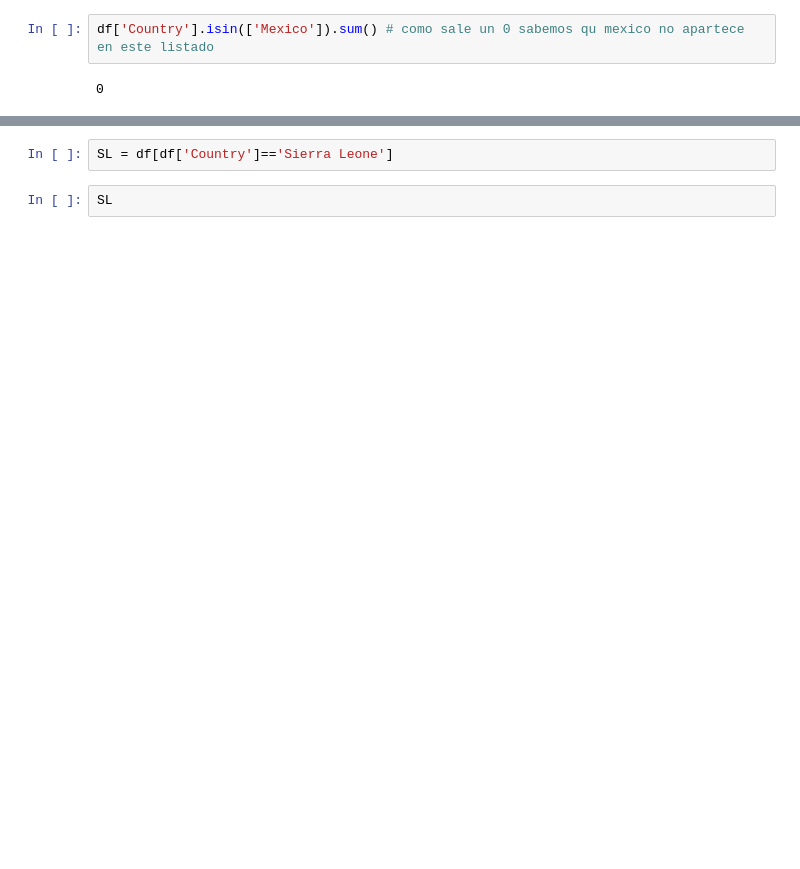
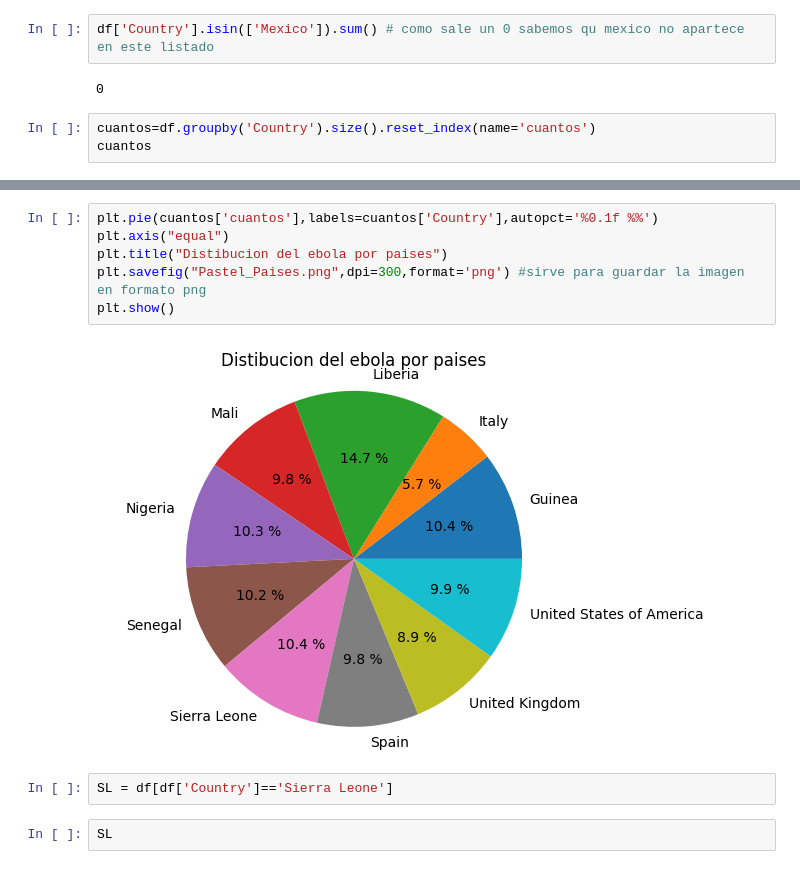
Before and after one commit to Cubit0-de-hielo/cubito, a Jupyter notebook: Clase_13.ipynb, the cells around one changed output, grey strips where cells are left out. Cells and saved outputs as stored; diff of their text form; blank space fills up the shorter version.

```diff
--- a/Clase_13.ipynb
+++ b/Clase_13.ipynb
@@ -116,3 +125,6 @@ Name: Country, Length: 2484, dtype: object
 df['Country'].isin(['Mexico']).sum() # como sale un 0 sabemos qu mexico no apartece en este listado
 # %% [output]
 0
+# %%
+cuantos=df.groupby('Country').size().reset_index(name='cuantos')
+cuantos
@@ -119,3 +143,11 @@ df['Country'].isin(['Mexico']).sum() # como sale un 0 sabemos qu mexico no apart
+# %%
+plt.pie(cuantos['cuantos'],labels=cuantos['Country'],autopct='%0.1f %%')
+plt.axis("equal")
+plt.title("Distibucion del ebola por paises")
+plt.savefig("Pastel_Paises.png",dpi=300,format='png') #sirve para guardar la imagen en formato png
+plt.show()
+# %% [output]
+[figure, added]
 # %%
 SL = df[df['Country']=='Sierra Leone']
 # %%
```
Also changed, not shown: parts of 22 cells of this notebook.
